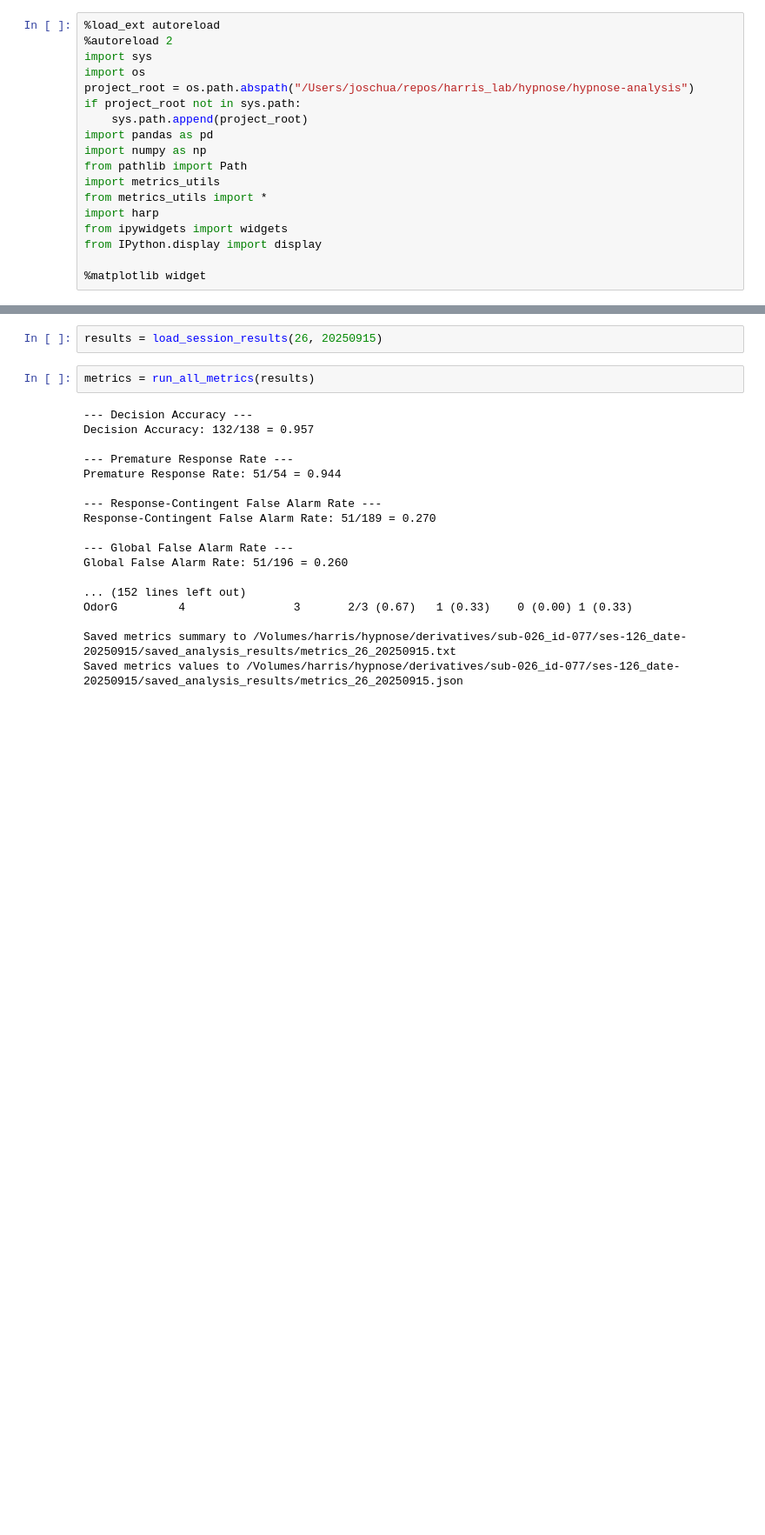
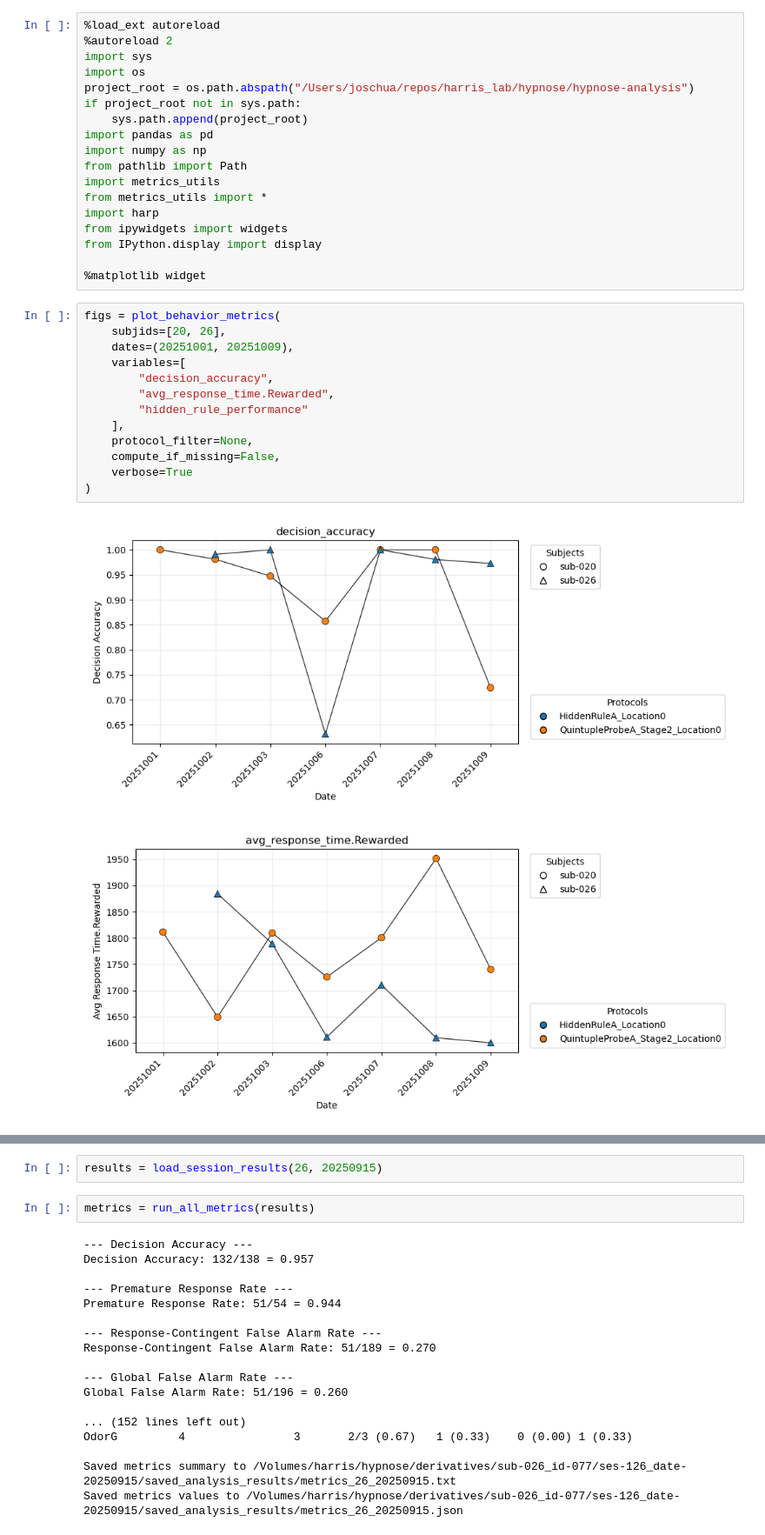
Before and after one commit to SainsburyWellcomeCentre/hypnose-analysis, a Jupyter notebook: notebooks/metrics_analysis.ipynb, the cells around one changed output, grey strips where cells are left out. Shown at 87% size. Saved outputs shown, nothing was run; the diff lists cells and outputs as text; blank space fills up the shorter version.

Commit message:
added visualization functions for metrics

```diff
--- a/notebooks/metrics_analysis.ipynb
+++ b/notebooks/metrics_analysis.ipynb
@@ -16,3 +16,19 @@ from ipywidgets import widgets
 from IPython.display import display
 
 %matplotlib widget
+# %%
+figs = plot_behavior_metrics(
+    subjids=[20, 26],
+    dates=(20251001, 20251009),
+    variables=[
+        "decision_accuracy",
+        "avg_response_time.Rewarded",
+        "hidden_rule_performance"
+    ],
+    protocol_filter=None,
+    compute_if_missing=False,
+    verbose=True
+)
+# %% [output]
+[figure, added]
+[figure, added]
```
Also changed, not shown: parts of 2 cells of this notebook, 2 other files.
